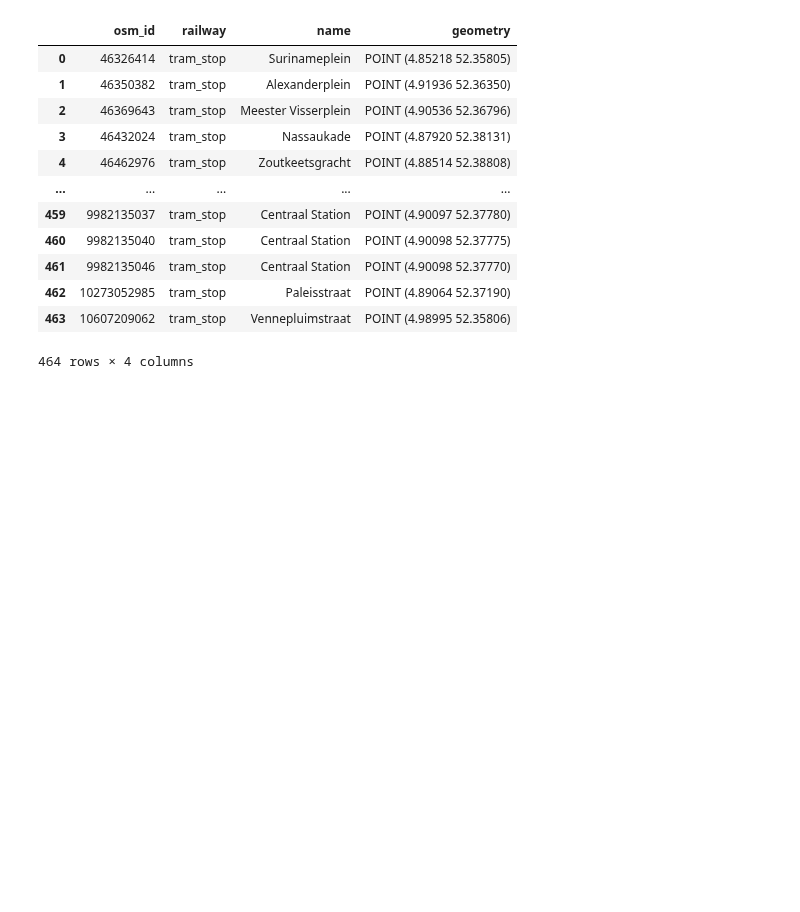
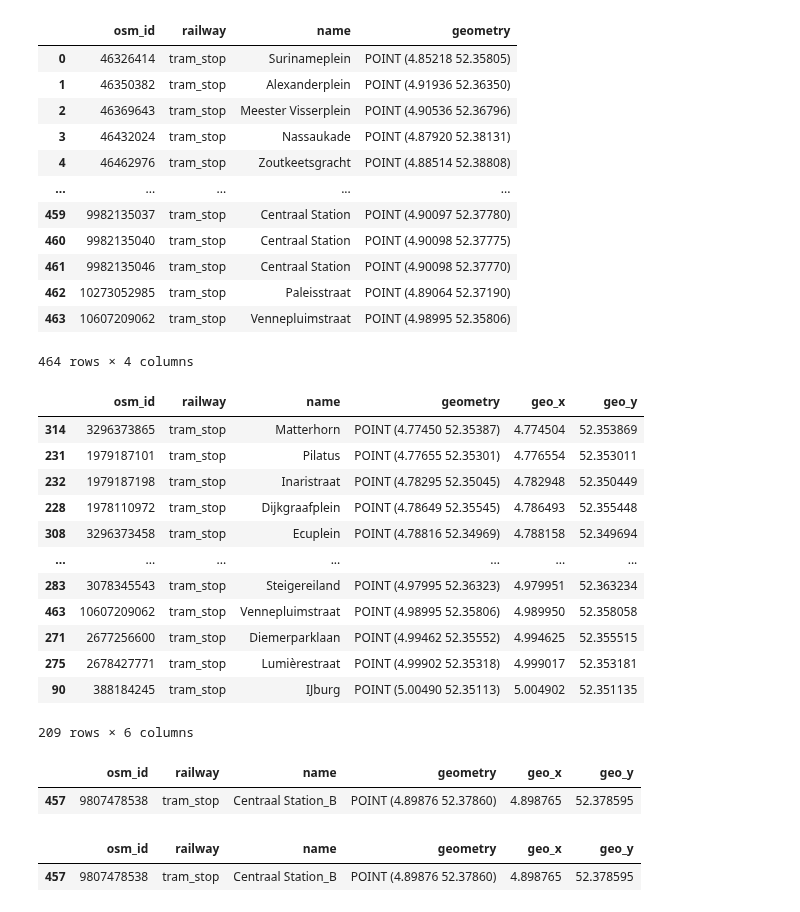
Before and after one commit to SYuGao/uvmt, a Jupyter notebook: notebooks/am_tram_network_modelling.ipynb, the cells around one changed output. Drawn from its saved outputs; the diff is of its cells as text; code cells hidden in the pictures; blank space fills up the shorter version.

```diff
--- a/notebooks/am_tram_network_modelling.ipynb
+++ b/notebooks/am_tram_network_modelling.ipynb
@@ -725,3 +732,39 @@ stations
 | 462 | 10273052985 | tram_stop | Paleisstraat | POINT (4.89064 52.37190) |
 | 463 | 10607209062 | tram_stop | Vennepluimstraat | POINT (4.98995 52.35806) |
 464 rows × 4 columns
+# %%
+stations['geo_x'] = stations.geometry.x
+stations['geo_y'] = stations.geometry.y
+# %%
+sorted_stations = stations.sort_values(by='geo_x')
+# %%
+stations_drop = sorted_stations [sorted_stations ['name'] != 'Centraal Station'].drop_duplicates(subset=['name'], keep='first')
+stations_drop
+# %% [output]
+|  | osm_id | railway | name | geometry | geo_x | geo_y |
+| 314 | 3296373865 | tram_stop | Matterhorn | POINT (4.77450 52.35387) | 4.774504 | 52.353869 |
+| 231 | 1979187101 | tram_stop | Pilatus | POINT (4.77655 52.35301) | 4.776554 | 52.353011 |
+| 232 | 1979187198 | tram_stop | Inaristraat | POINT (4.78295 52.35045) | 4.782948 | 52.350449 |
+| 228 | 1978110972 | tram_stop | Dijkgraafplein | POINT (4.78649 52.35545) | 4.786493 | 52.355448 |
+| 308 | 3296373458 | tram_stop | Ecuplein | POINT (4.78816 52.34969) | 4.788158 | 52.349694 |
+| ... | ... | ... | ... | ... | ... | ... |
+| 283 | 3078345543 | tram_stop | Steigereiland | POINT (4.97995 52.36323) | 4.979951 | 52.363234 |
+| 463 | 10607209062 | tram_stop | Vennepluimstraat | POINT (4.98995 52.35806) | 4.989950 | 52.358058 |
+| 271 | 2677256600 | tram_stop | Diemerparklaan | POINT (4.99462 52.35552) | 4.994625 | 52.355515 |
+| 275 | 2678427771 | tram_stop | Lumièrestraat | POINT (4.99902 52.35318) | 4.999017 | 52.353181 |
+| 90 | 388184245 | tram_stop | IJburg | POINT (5.00490 52.35113) | 5.004902 | 52.351135 |
+209 rows × 6 columns
+# %%
+station_cetralB = sorted_stations[sorted_stations['name'] == 'Centraal Station'].drop_duplicates(subset=['name'], keep='first')
+station_cetralB.iloc[0, 2] = 'Centraal Station_B'
+station_cetralB
+# %% [output]
+|  | osm_id | railway | name | geometry | geo_x | geo_y |
+| 457 | 9807478538 | tram_stop | Centraal Station_B | POINT (4.89876 52.37860) | 4.898765 | 52.378595 |
+# %%
+station_cetralA = gpd.GeoDataFrame(sorted_stations[sorted_stations['name'] == 'Centraal Station'].iloc[-2]).T
+station_cetralA.iloc[0, 2] = 'Centraal Station_A'
+station_cetralB
+# %% [output]
+|  | osm_id | railway | name | geometry | geo_x | geo_y |
+| 457 | 9807478538 | tram_stop | Centraal Station_B | POINT (4.89876 52.37860) | 4.898765 | 52.378595 |
```
Also changed, not shown: parts of 14 cells of this notebook, 7 other files.
